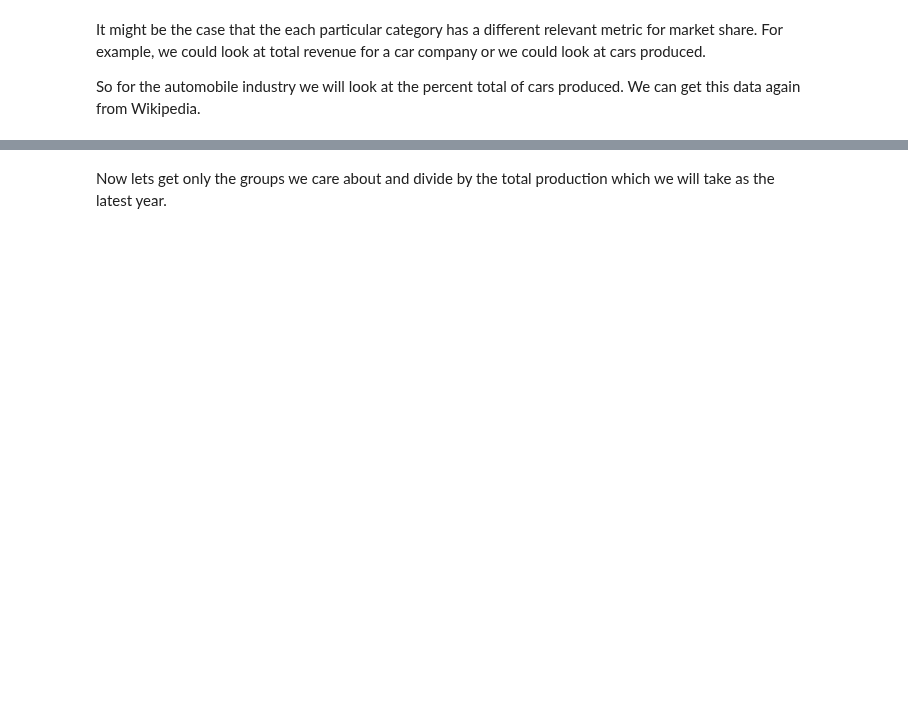
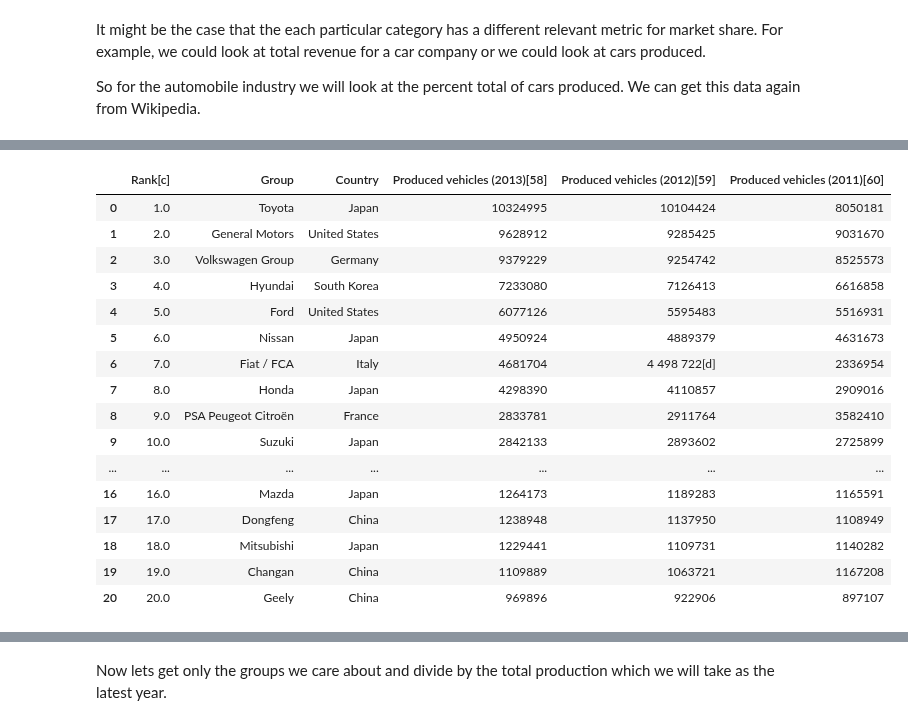
Before and after one commit to rubuntu/uaa-417-sistemas-de-gestion-de-bases-de-datos-avanzados, a Jupyter notebook: 10_Data_Munging.ipynb, the cells around one changed output, grey strips where cells are left out. Drawn from its saved outputs; the diff is of its cells as text; code cells hidden in the pictures; blank space fills up the shorter version.

```diff
--- a/10_Data_Munging.ipynb
+++ b/10_Data_Munging.ipynb
@@ -152,2 +341,22 @@ car_by_man = json.loads(df_list[2].to_json(orient='records'))
+# %%
+df_list[4]
+# %% [output]
+|  | Rank[c] | Group | Country | Produced vehicles (2013)[58] | Produced vehicles (2012)[59] | Produced vehicles (2011)[60] |
+| 0 | 1.0 | Toyota | Japan | 10324995 | 10104424 | 8050181 |
+| 1 | 2.0 | General Motors | United States | 9628912 | 9285425 | 9031670 |
+| 2 | 3.0 | Volkswagen Group | Germany | 9379229 | 9254742 | 8525573 |
+| 3 | 4.0 | Hyundai | South Korea | 7233080 | 7126413 | 6616858 |
+| 4 | 5.0 | Ford | United States | 6077126 | 5595483 | 5516931 |
+| 5 | 6.0 | Nissan | Japan | 4950924 | 4889379 | 4631673 |
+| 6 | 7.0 | Fiat / FCA | Italy | 4681704 | 4 498 722[d] | 2336954 |
+| 7 | 8.0 | Honda | Japan | 4298390 | 4110857 | 2909016 |
+| 8 | 9.0 | PSA Peugeot Citroën | France | 2833781 | 2911764 | 3582410 |
+| 9 | 10.0 | Suzuki | Japan | 2842133 | 2893602 | 2725899 |
+| ... | ... | ... | ... | ... | ... | ... |
+| 16 | 16.0 | Mazda | Japan | 1264173 | 1189283 | 1165591 |
+| 17 | 17.0 | Dongfeng | China | 1238948 | 1137950 | 1108949 |
+| 18 | 18.0 | Mitsubishi | Japan | 1229441 | 1109731 | 1140282 |
+| 19 | 19.0 | Changan | China | 1109889 | 1063721 | 1167208 |
+| 20 | 20.0 | Geely | China | 969896 | 922906 | 897107 |
 # %%
 car_totals[:2]
```
Also changed, not shown: parts of 46 cells of this notebook.
